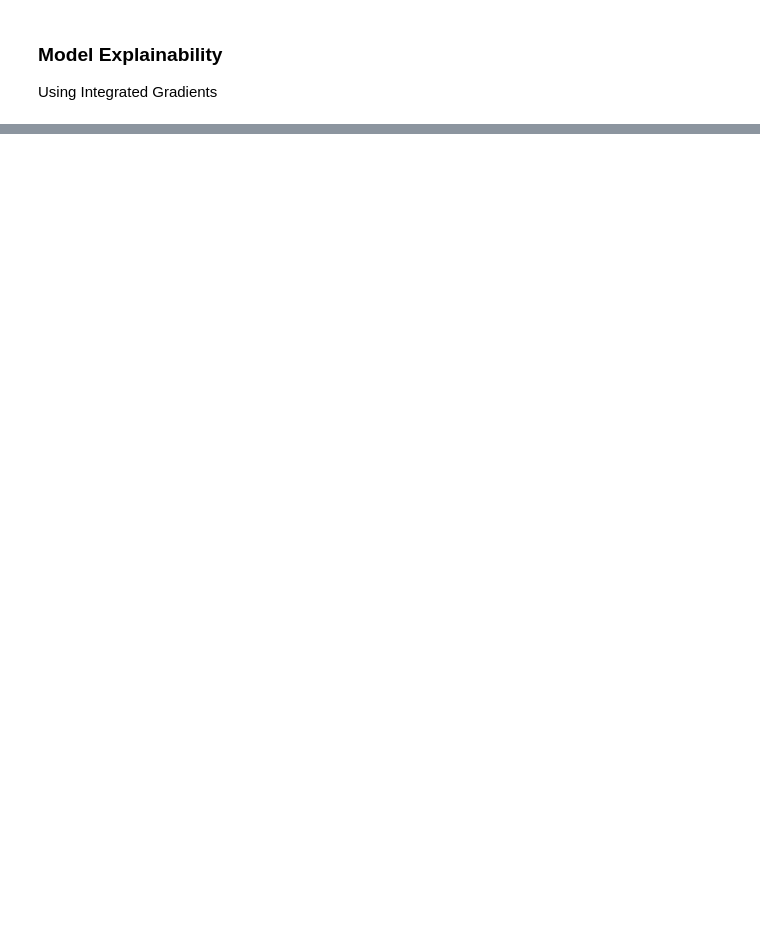
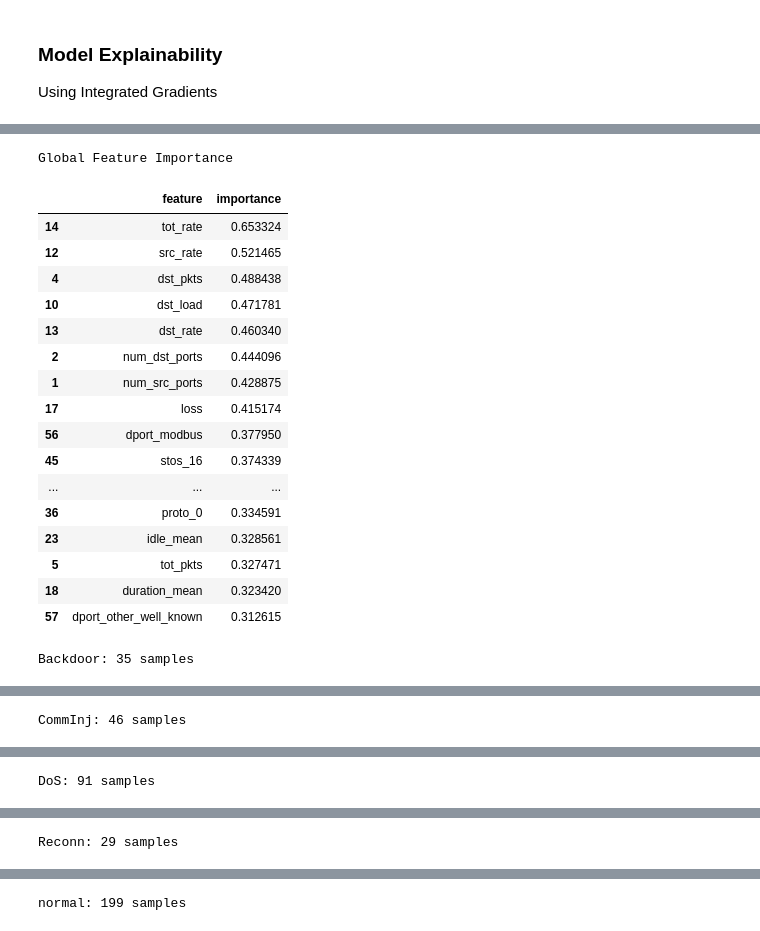
Before and after one commit to yjiahao/network-traffic-classification, a Jupyter notebook: src/model/cnn.ipynb, the cells around one changed output, grey strips where cells are left out. Drawn from its saved outputs; the diff is of its cells as text; code cells hidden in the pictures; blank space fills up the shorter version.

```diff
--- a/src/model/cnn.ipynb
+++ b/src/model/cnn.ipynb
@@ -446,0 +527,72 @@ plot_integrated_gradients(ig, X_test, y_test, 47361, device, label_to_class, fea
+# %%
+idx = balanced_idx(y_test, per_class=200)
+A_cnn, y_true, y_pred = cnn_ig_attributions(
+    idx,
+    n_steps=100,
+    chunk=64
+)
+
+cnn_importance = calculate_cnn_importance(A_cnn)
+
+global_importance = pd.DataFrame({
+    "feature": features,
+    "importance": cnn_importance.mean(dim=0).numpy()
+}).sort_values("importance", ascending=False)
+
+print("\nGlobal Feature Importance")
+display(global_importance.head(20))
+
+class_names = [
+    "Backdoor",
+    "CommInj",
+    "DoS",
+    "Reconn",
+    "normal"
+]
+
+y_true = y_true.cpu()
+y_pred = y_pred.cpu()
+
+tp = y_true == y_pred
+
+per_class_results = {}
+
+for c, name in enumerate(class_names):
+
+    # Only correctly predicted samples of this class
+    mask = tp & (y_true == c)
+
+    if mask.sum().item() == 0:
+        continue
+
+    scores = cnn_importance[mask].mean(dim=0)
+
+    per_attack = pd.DataFrame({
+        "feature": features,
+        "importance": scores.numpy()
+    }).sort_values("importance", ascending=False)
+
+    per_class_results[name] = per_attack
+
+    print(f"\n{name}: {mask.sum().item()} samples")
+    display(per_attack.head(10))
+# %% [output]
+Global Feature Importance
+|  | feature | importance |
+| 14 | tot_rate | 0.653324 |
+| 12 | src_rate | 0.521465 |
+| 4 | dst_pkts | 0.488438 |
+| 10 | dst_load | 0.471781 |
+| 13 | dst_rate | 0.460340 |
+| 2 | num_dst_ports | 0.444096 |
+| 1 | num_src_ports | 0.428875 |
+| 17 | loss | 0.415174 |
+| 56 | dport_modbus | 0.377950 |
+| 45 | stos_16 | 0.374339 |
+| ... | ... | ... |
+| 36 | proto_0 | 0.334591 |
+| 23 | idle_mean | 0.328561 |
+| 5 | tot_pkts | 0.327471 |
+| 18 | duration_mean | 0.323420 |
+| 57 | dport_other_well_known | 0.312615 |
+Backdoor: 35 samples
@@ -446,0 +610 @@ plot_integrated_gradients(ig, X_test, y_test, 47361, device, label_to_class, fea
+CommInj: 46 samples
@@ -446,0 +622 @@ plot_integrated_gradients(ig, X_test, y_test, 47361, device, label_to_class, fea
+DoS: 91 samples
@@ -446,0 +634 @@ plot_integrated_gradients(ig, X_test, y_test, 47361, device, label_to_class, fea
+Reconn: 29 samples
@@ -446,0 +646 @@ plot_integrated_gradients(ig, X_test, y_test, 47361, device, label_to_class, fea
+normal: 199 samples
```
Also changed, not shown: parts of 11 cells of this notebook.
